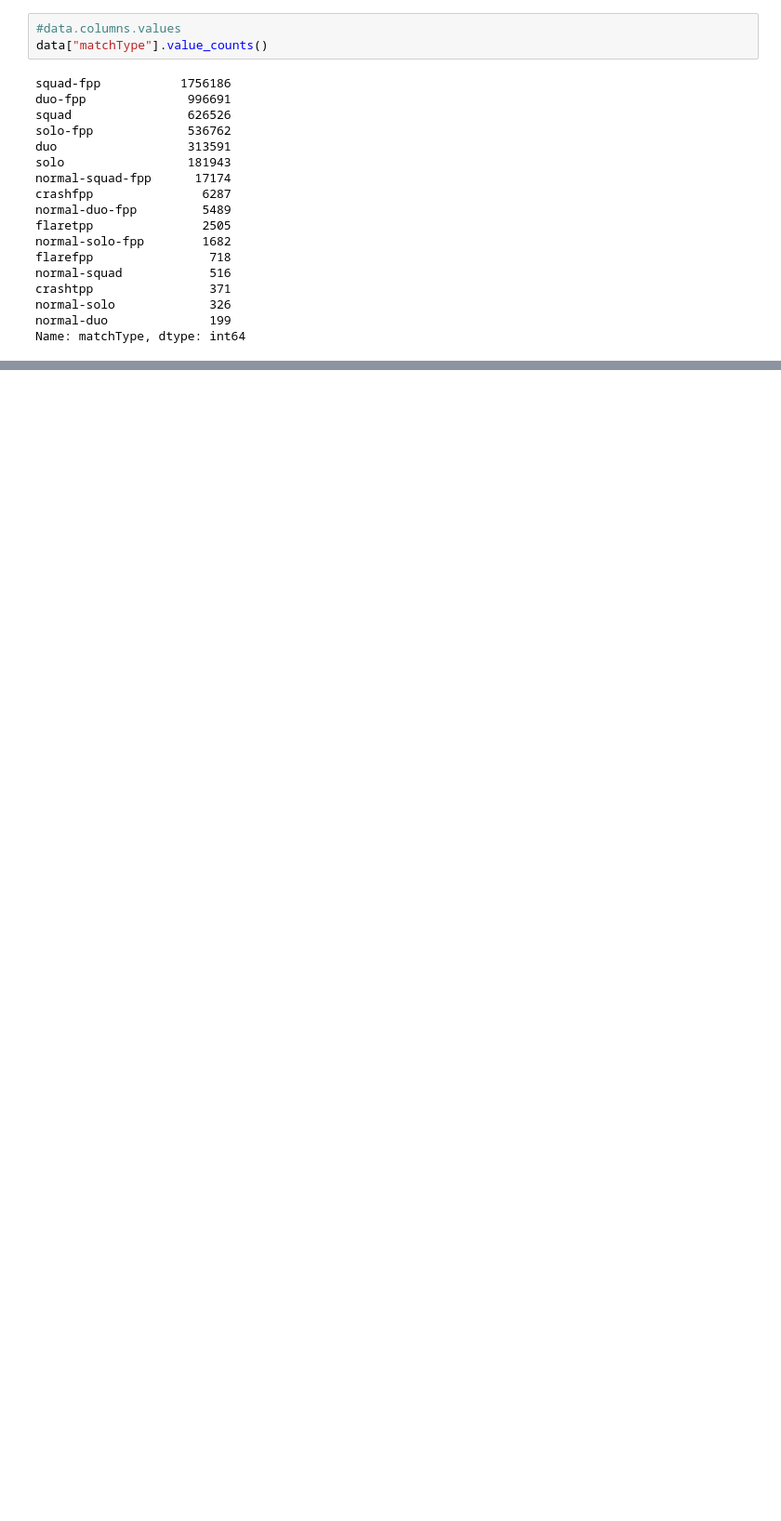
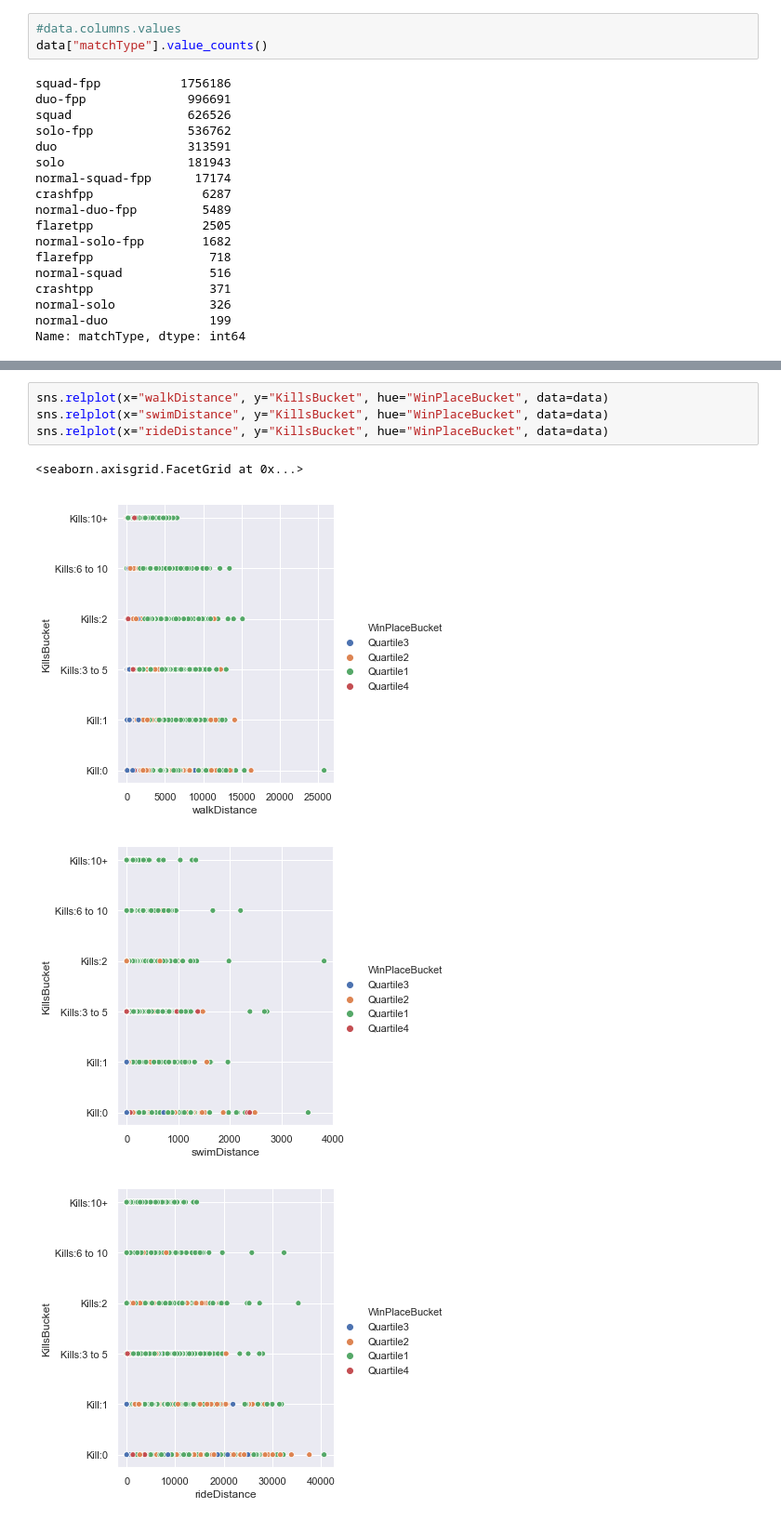
Before and after one commit to CrookedNoob/Kaggle, a Jupyter notebook: PUBG_Data_Exploration_n_Predictive_Modelling.ipynb, the cells around one changed output, grey strips where cells are left out. Shown at 93% size. Cells and saved outputs as stored; diff of their text form; blank space fills up the shorter version.

```diff
--- a/PUBG_Data_Exploration_n_Predictive_Modelling.ipynb
+++ b/PUBG_Data_Exploration_n_Predictive_Modelling.ipynb
@@ -258,0 +306,9 @@ sns.catplot(x="matchType", y="kills", hue="WinPlaceBucket", kind="swarm", data=d
+# %%
+sns.relplot(x="walkDistance", y="KillsBucket", hue="WinPlaceBucket", data=data)
+sns.relplot(x="swimDistance", y="KillsBucket", hue="WinPlaceBucket", data=data)
+sns.relplot(x="rideDistance", y="KillsBucket", hue="WinPlaceBucket", data=data)
+# %% [output]
+<seaborn.axisgrid.FacetGrid at 0x...>
+[figure, added]
+[figure, added]
+[figure, added]
```
Also changed, not shown: parts of 17 cells of this notebook.
